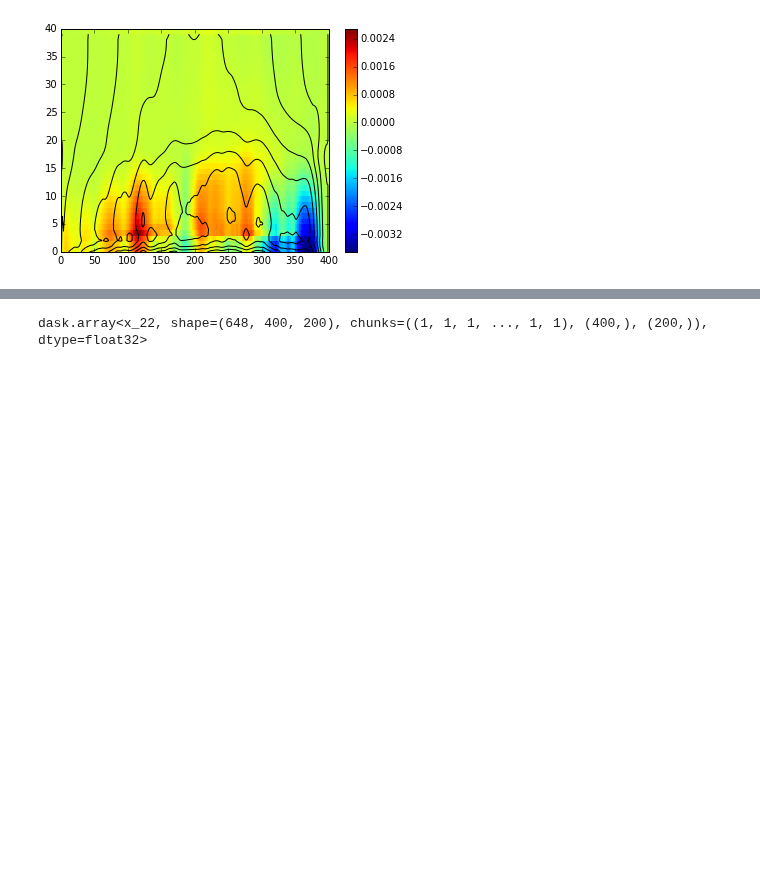
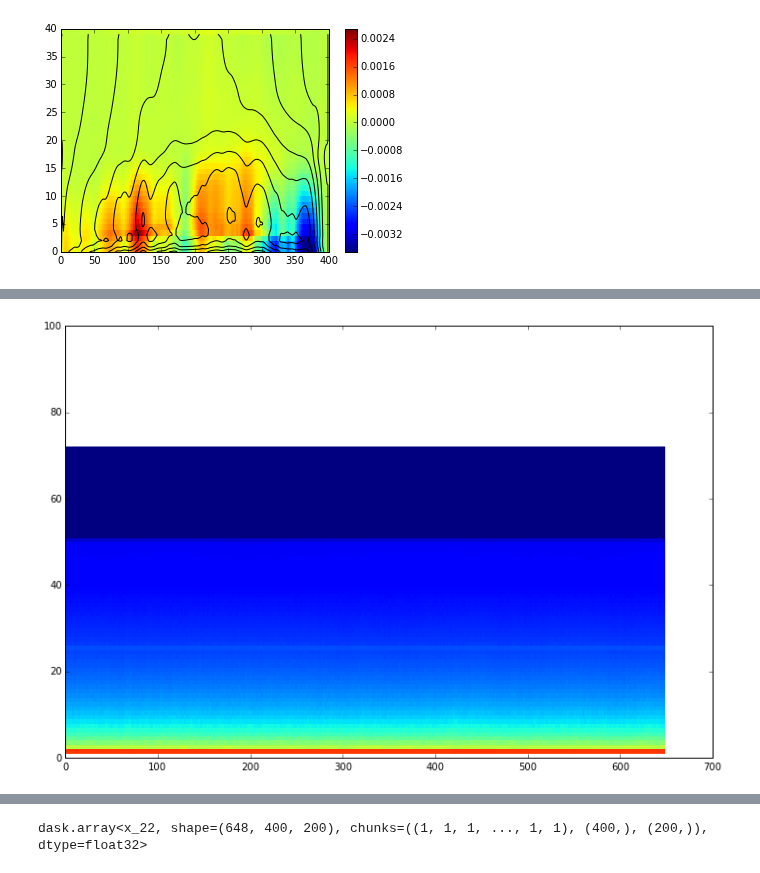
Before and after one commit to xgcm/xgcm, a Jupyter notebook: example-channel.ipynb, the cells around one changed output, grey strips where cells are left out. Saved outputs shown, nothing was run; the diff lists cells and outputs as text; code cells hidden in the pictures; blank space fills up the shorter version.

```diff
--- a/example-channel.ipynb
+++ b/example-channel.ipynb
@@ -75,0 +127,11 @@ def pow_spec_2d(x, axis=[-1,-2]):
+# %%
+sst = ds['THETA'].isel(Z=0)
+sstgb = sst.groupby('time')
+sst_ps = sstgb.apply( lambda q: xray_isotropic_power_spectrum(q, kiso=kiso, axis=('Y','X')) )
+u_ps = ds['UVEL'].isel(Z=0)
+# %%
+plt.figure(figsize=(12,8))
+plt.pcolormesh(np.ma.masked_invalid(np.log10(sst_ps.values).T))
+plt.clim((6,12))
+# %% [output]
+[figure, added]
```
Also changed, not shown: parts of 20 cells of this notebook, 1 other file.
